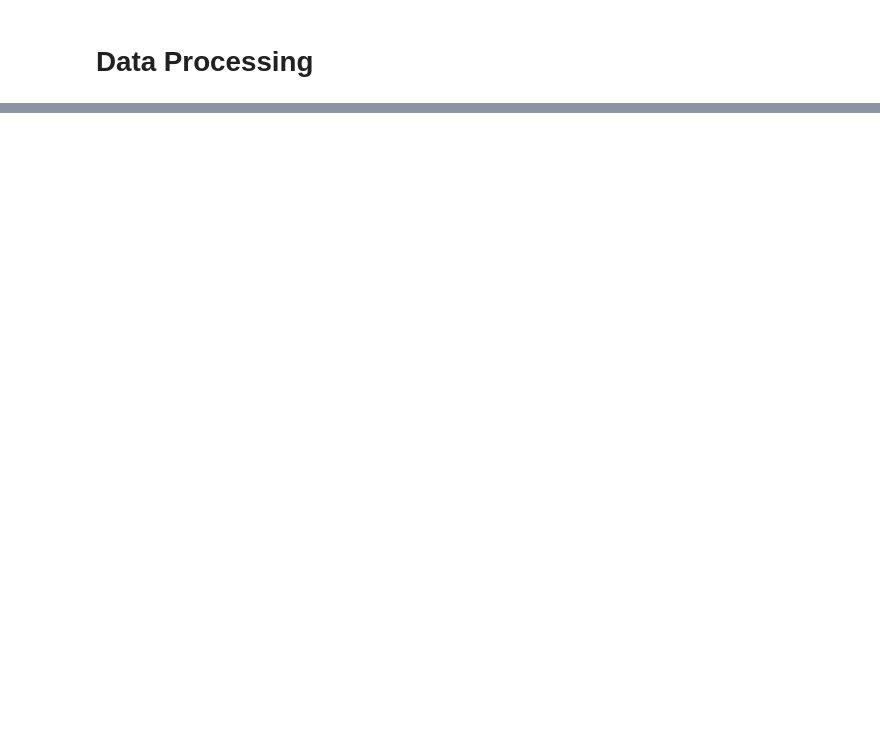
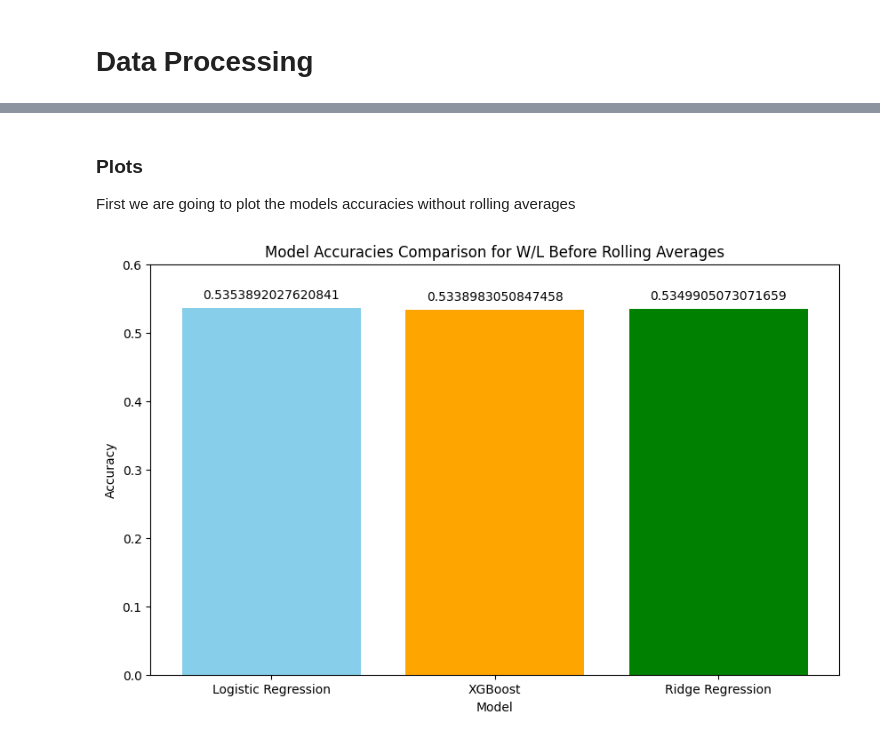
Before and after one commit to antonbil23/NbaSportsBetting, a Jupyter notebook: src/cs4824.ipynb, the cells around one changed output, grey strips where cells are left out. Drawn from its saved outputs; the diff is of its cells as text; code cells hidden in the pictures; blank space fills up the shorter version.

```diff
--- a/src/cs4824.ipynb
+++ b/src/cs4824.ipynb
@@ -167,0 +707,34 @@ getOddsToCsv()
+# %% [markdown]
+### Plots
+First we are going to plot the models accuracies without rolling averages
+# %%
+import matplotlib.pyplot as plt
+
+model_accuracies = {
+    'Logistic Regression': accruacy_lr,
+    'XGBoost': accuracy_xgboost,
+    'Ridge Regression': accuracy_rr,
+}
+
+model_names = list(model_accuracies.keys())
+accuracy_values = list(model_accuracies.values())
+
+colors = ['skyblue', 'orange', 'green']
+# Create a bar graph with matplotlib
+plt.figure(figsize=(10, 6))  # Set the figure size
+bars = plt.bar(model_names, accuracy_values, color=colors)  # Set bar color
+plt.title('Model Accuracies Comparison for W/L Before Rolling Averages')  # Title for the plot
+plt.xlabel('Model')  # Label for the x-axis
+plt.ylabel('Accuracy')  # Label for the y-axis
+plt.ylim(0, .6)  # Set y-axis limits to represent accuracy as a percentage
+
+# Add text labels for the actual accuracy values on top of each bar without rounding
+for bar in bars:
+    yval = bar.get_height()  # Get the height (accuracy) of the bar
+    plt.text(bar.get_x() + bar.get_width() / 2, yval + 0.01,  # Position text at the center of the bar, slightly above it
+             yval,  # Use the exact float value for accuracy
+             ha='center', va='bottom')  # Horizontal alignment to center, vertical alignment to bottom
+
+plt.show()  # Display the plot
+# %% [output]
+[figure, added]
```
Also changed, not shown: parts of 14 cells of this notebook, 2 other files.
